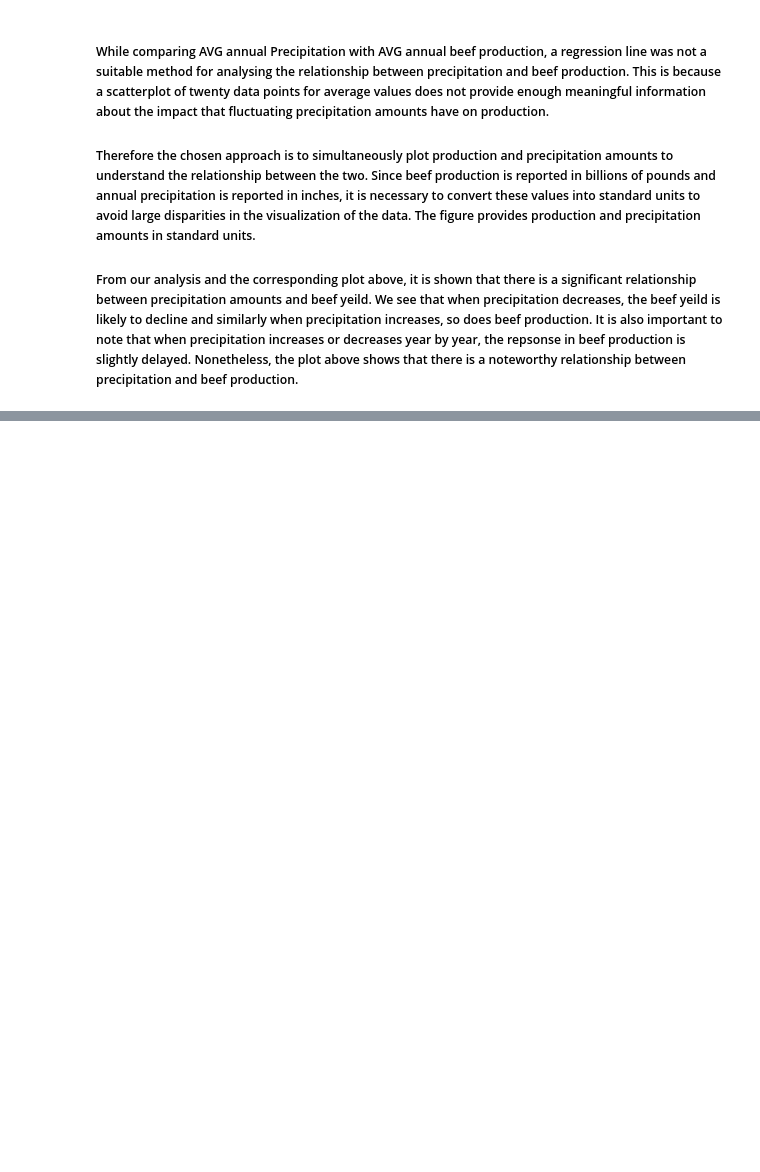
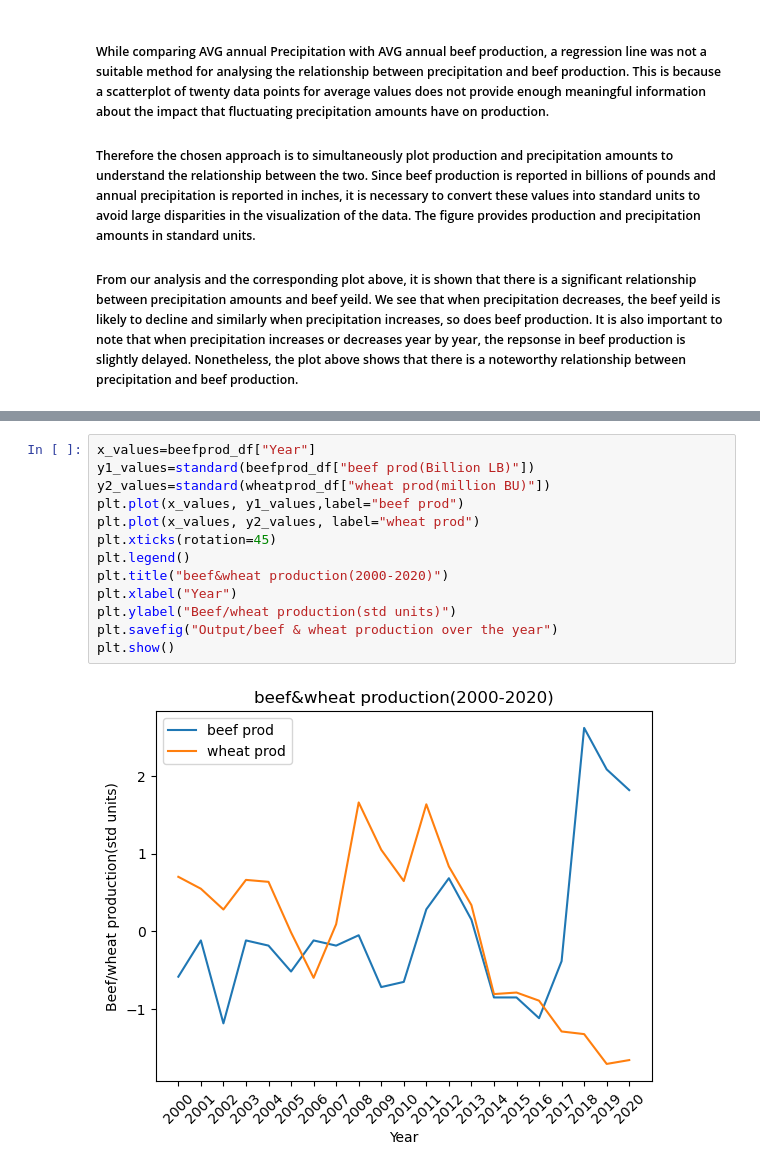
Before and after one commit to LeftCoastNerdGirl/Group-5-Project, a Jupyter notebook: Starter Code.ipynb, the cells around one changed output, grey strips where cells are left out. Drawn from its saved outputs; the diff is of its cells as text; blank space fills up the shorter version.

```diff
--- a/Starter Code.ipynb
+++ b/Starter Code.ipynb
@@ -145,0 +179,15 @@ def standard(arr): # Function converts data into standard units
+# %%
+x_values=beefprod_df["Year"]
+y1_values=standard(beefprod_df["beef prod(Billion LB)"])
+y2_values=standard(wheatprod_df["wheat prod(million BU)"])
+plt.plot(x_values, y1_values,label="beef prod")
+plt.plot(x_values, y2_values, label="wheat prod")
+plt.xticks(rotation=45)
+plt.legend()
+plt.title("beef&wheat production(2000-2020)")
+plt.xlabel("Year")
+plt.ylabel("Beef/wheat production(std units)")
+plt.savefig("Output/beef & wheat production over the year")
+plt.show()
+# %% [output]
+[figure, added]
```
Also changed, not shown: parts of 9 cells of this notebook, 7 other files.
